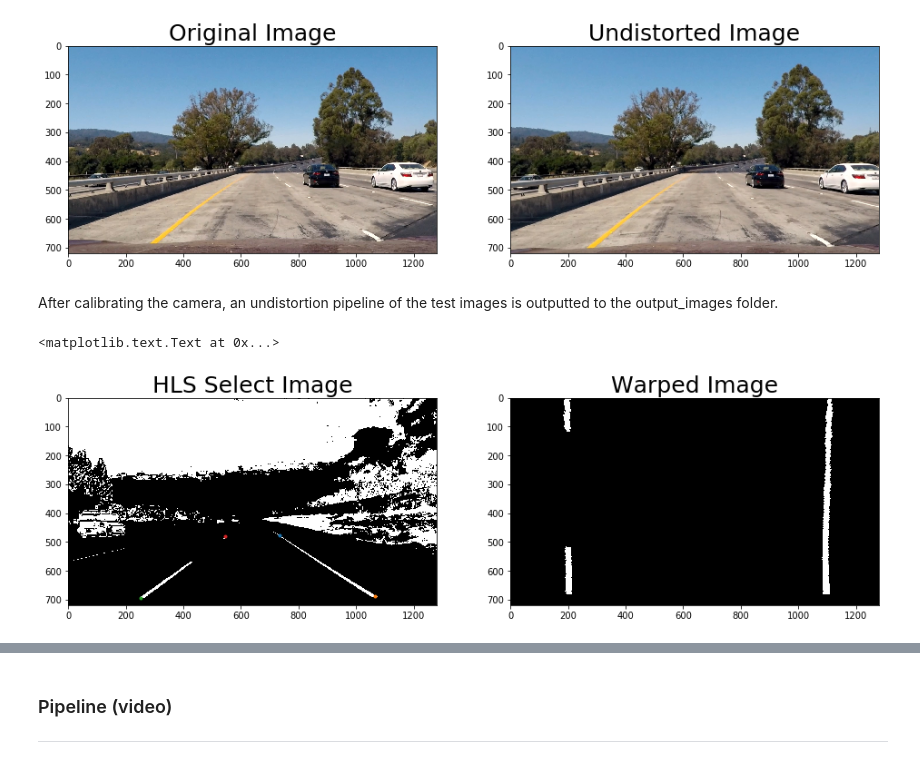
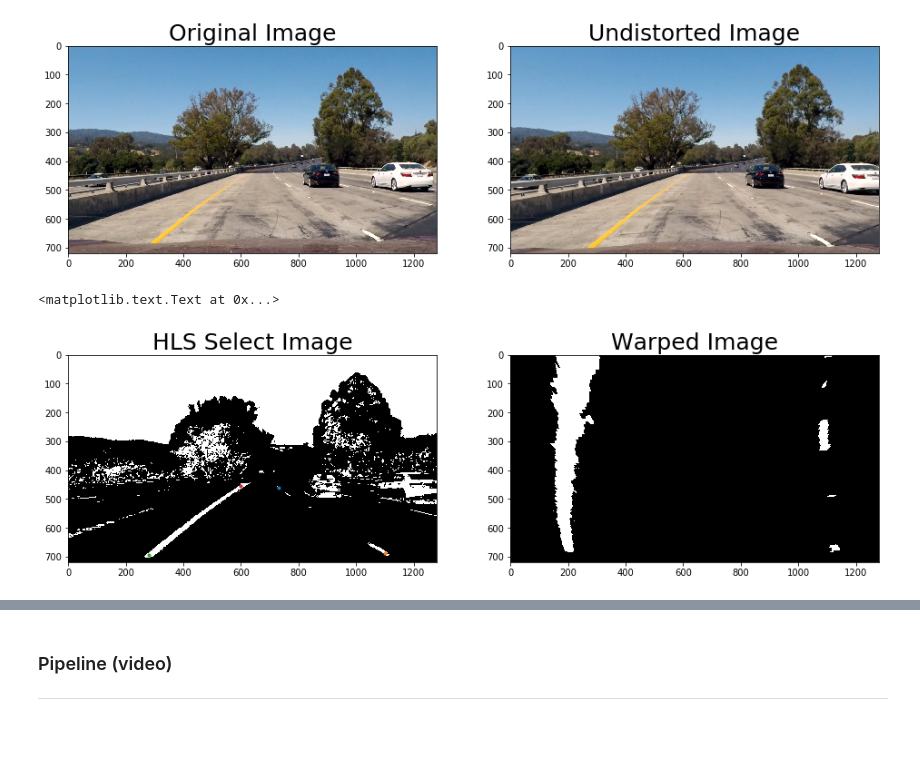
Before and after one commit to atlas604/advanced-lane-lines, a Jupyter notebook: advanced_lane_lines.ipynb, the cells around one changed output, grey strips where cells are left out. Drawn from its saved outputs; the diff is of its cells as text; code cells hidden in the pictures; blank space fills up the shorter version.

```diff
--- a/advanced_lane_lines.ipynb
+++ b/advanced_lane_lines.ipynb
@@ -110,8 +99,6 @@ ax2.set_title('Undistorted Image', fontsize=25)
 # %% [output]
 <matplotlib.text.Text at 0x...>
 [figure]
-# %% [markdown]
-After calibrating the camera, an undistortion pipeline of the test images is outputted to the output_images folder.
 # %%
 def abs_sobel_thresh(img, orient='x', sobel_kernel=3, thresh=(0, 255)):
     # Convert to grayscale
@@ -165,18 +152,26 @@ def hls_select(img, thresh=(0, 255)):
 
     return binary_output
 
+def hsv_select(img, thresh=(0, 255)):
+    hsv = cv2.cvtColor(img, cv2.COLOR_RGB2HSV)
+    v_channel = hsv[:,:,2]
+    binary_output = np.zeros_like(v_channel)
+    binary_output[(v_channel > thresh[0]) & (v_channel <= thresh[1])] = 1
+
+    return binary_output
+
 def warp(img, orient='M'):
     img_size = (img.shape[1], img.shape[0])
     src = np.float32(
-    [[735, 478],
-     [1065, 690],
-     [252, 695],
-     [545, 480]])
+    [[730, 460],
+     [1100, 690],
+     [280, 695],
+     [600, 455]])
     dst = np.float32(
     [[1120, 0],      # top right
-     [1100, 680],    # bottom right
+     [1120, 680],    # bottom right
      [200, 680],    # bottom left
-     [160, 0]])     # top left
+     [200, 0]])     # top left
     if orient == 'M':
         M = cv2.getPerspectiveTransform(src, dst)
         warped = cv2.warpPerspective(img, M, img_size, flags=cv2.INTER_LINEAR)
@@ -185,19 +180,18 @@ def warp(img, orient='M'):
         warped = cv2.warpPerspective(img, Minv, img_size, flags=cv2.INTER_LINEAR)
     return warped
 # %%
-straight_lines2_undist = cv2.undistort(straight_lines2, mtx, dist, None, mtx)
-straight_lines2_hls = hls_select(straight_lines2_undist, thresh=(90, 255))
-straight_lines2_warped = warp(straight_lines2_hls, orient='M')
+test1_hls = hls_select(test1_undist, thresh=(90, 255))
+test1_warped = warp(test1_hls, orient='M')
 
 f, (ax1, ax2) = plt.subplots(1, 2, figsize=(16,8))
-ax1.imshow(straight_lines2_hls, cmap='gray')
-ax1.plot(735, 478, '.')    # top right
-ax1.plot(1065, 690, '.')   # bottom right
-ax1.plot(252, 695, '.')    # bottom left
-ax1.plot(545, 480, '.')    # top left
+ax1.imshow(test1_hls, cmap='gray')
+ax1.plot(730, 460, '.')    # top right
+ax1.plot(1100, 690, '.')   # bottom right
+ax1.plot(280, 695, '.')    # bottom left
+ax1.plot(600, 455, '.')    # top left
 ax1.set_title('HLS Select Image', fontsize=25)
-ax2.imshow(straight_lines2_warped, cmap='gray')
+ax2.imshow(test1_warped, cmap='gray')
 ax2.set_title('Warped Image', fontsize=25)
 # %% [output]
 <matplotlib.text.Text at 0x...>
-[figure, old version]
+[figure, new version]
```
Also changed, not shown: parts of 15 cells of this notebook.
